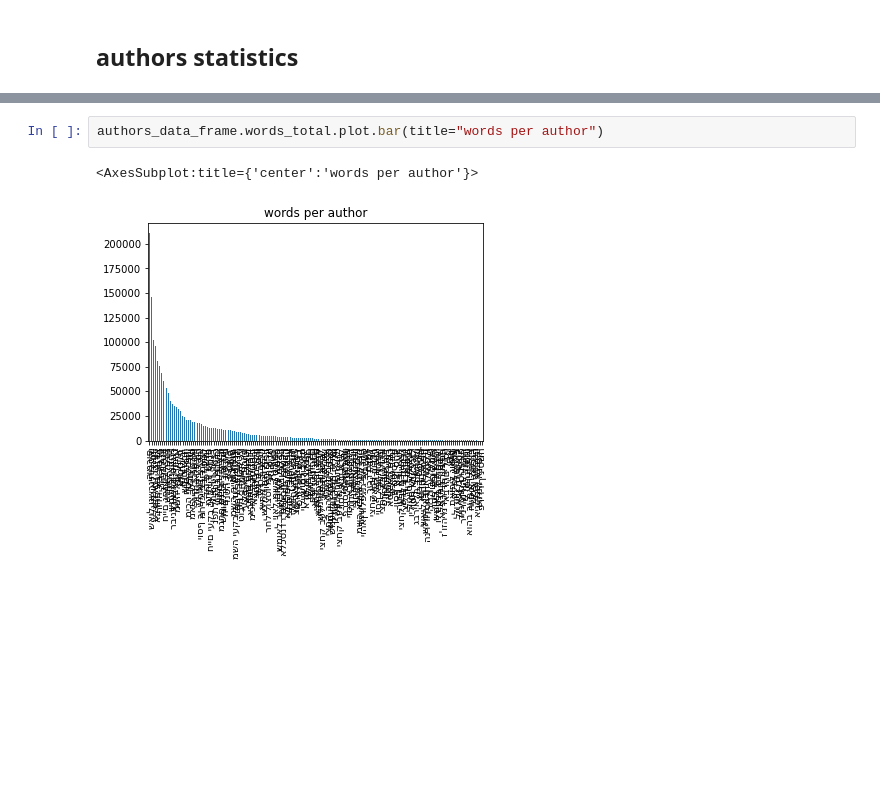
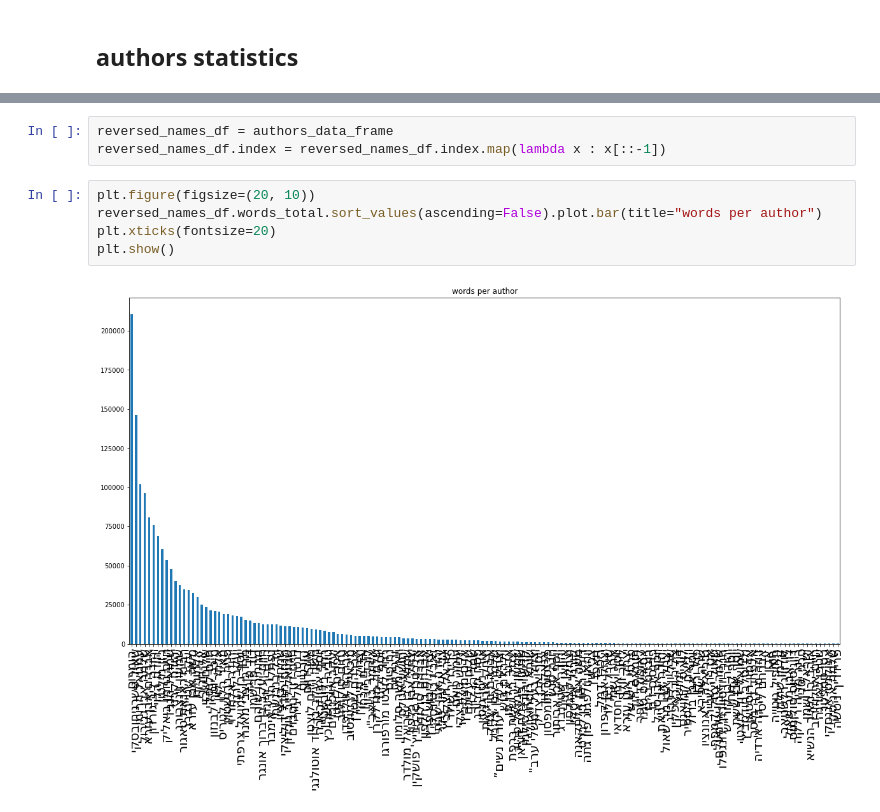
Before and after one commit to ronamir1/NLP-finalProject, a Jupyter notebook: Data_Processing/authors_statistics.ipynb, the cells around one changed output, grey strips where cells are left out. Cells and saved outputs as stored; diff of their text form; blank space fills up the shorter version.

Commit message:
"reversed name + added men to women ratio"

```diff
--- a/Data_Processing/authors_statistics.ipynb
+++ b/Data_Processing/authors_statistics.ipynb
@@ -71,9 +72,14 @@ authors_data_frame.head()
 | עמנואל הרומי | 21 | [26, 0, 39, 0, 18, 13, 13, 13, 13... | [5222, 13015, 4448, 3105, 3729, 6... | 107 | male | Rome | Fermo | 1260-01-01 | 1328-01-01 | ... |
 | שלמה אבן גבירול | 627 | [3, 0, 4, 1, 14, 2, 0, 1, 7, 8, 1... | [30, 50, 48, 53, 353, 35, 139, 13... | 40 | male | M?laga | Valencia | 1021-01-01 | 11/18/1057 | ... |
 | אברהם אבן עזרא | 668 | [8, 9, 6, 7, 5, 1, 7, 6, 9, 1, 6,... | [96, 100, 73, 43, 65, 16, 257, 69... | 46 | male | Tudela | Tudela | 1089-01-01 | 1167-10-15 | ... |
+# %%
+reversed_names_df = authors_data_frame
+reversed_names_df.index = reversed_names_df.index.map(lambda x : x[::-1])
 # %%
-authors_data_frame.words_total.plot.bar(title="words per author")
+plt.figure(figsize=(20, 10))
+reversed_names_df.words_total.sort_values(ascending=False).plot.bar(title="words per author")
+plt.xticks(fontsize=20)
+plt.show()
 # %% [output]
-<AxesSubplot:title={'center':'words per author'}>
-[figure, old version]
+[figure, new version]
 # %%
```
Also changed, not shown: parts of 5 cells of this notebook, 4 other files.
